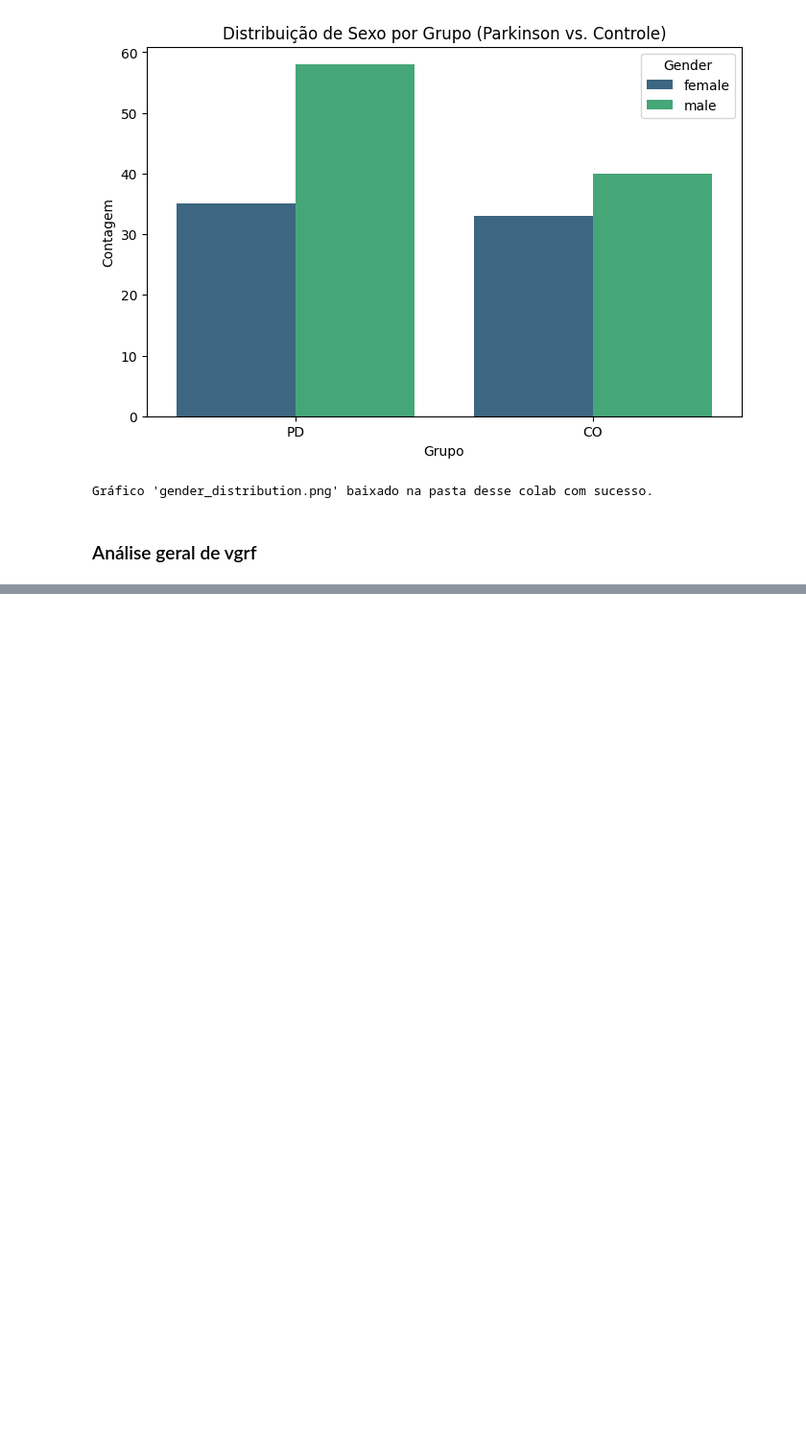
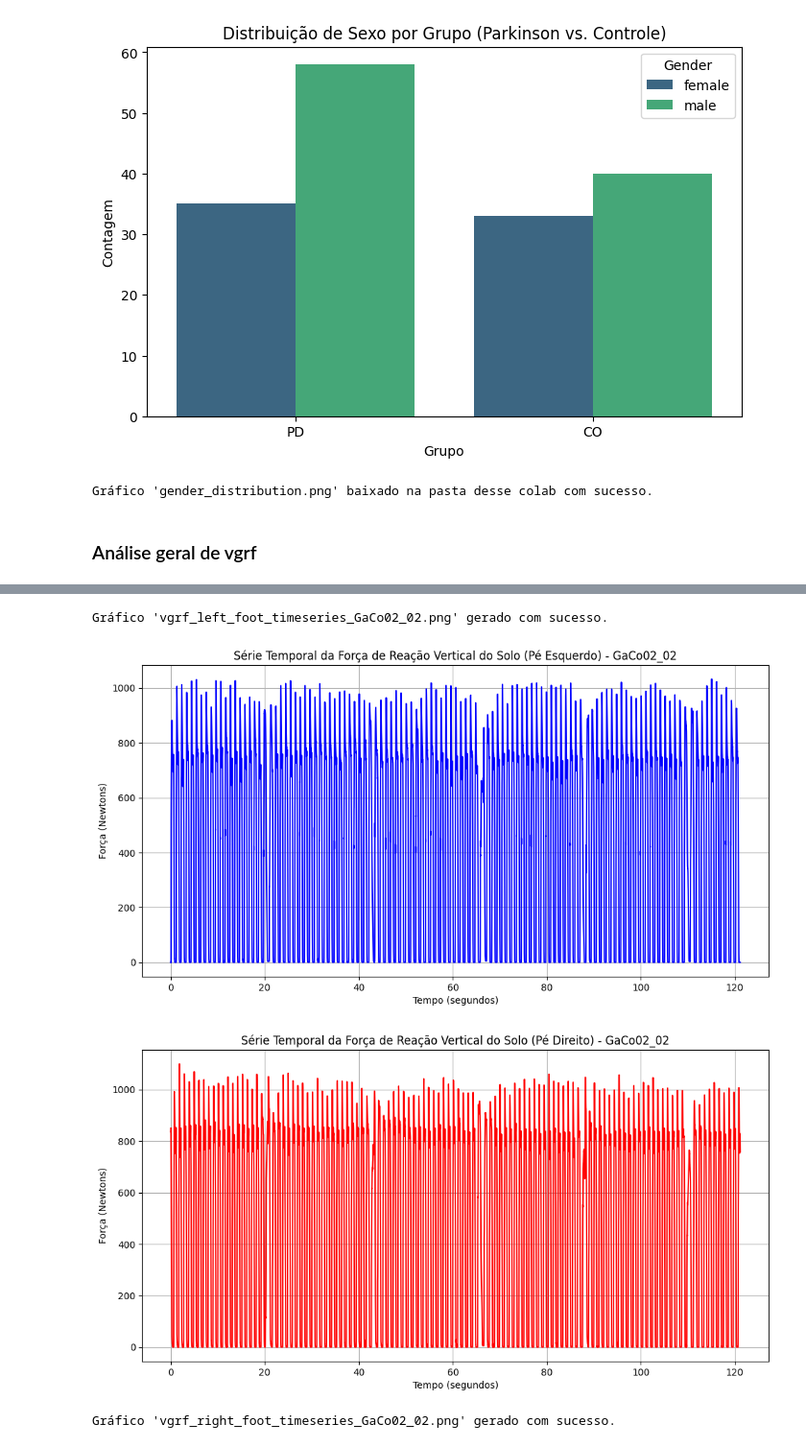
Before and after one commit to saraiva142/tcc, a Jupyter notebook: AnáliseExploratóriaTCC.ipynb, the cells around one changed output, grey strips where cells are left out. Shown at 96% size. Drawn from its saved outputs; the diff is of its cells as text; code cells hidden in the pictures; blank space fills up the shorter version.

```diff
--- a/AnáliseExploratóriaTCC.ipynb
+++ b/AnáliseExploratóriaTCC.ipynb
@@ -182,0 +232,14 @@ Gráfico 'gender_distribution.png' baixado na pasta desse colab com sucesso.
+# %%
+#tentar análisar tudo de uma vez já que está como função kk
+##Mas lembra que tem mt arquivo kk
+
+for root, dirs, files in os.walk(data_dir):
+    for file in files:
+        if file.startswith("GaCo02_02.txt"):
+            file_path = os.path.join(root, file)
+            analyze_and_plot_vgrf(file_path)
+# %% [output]
+Gráfico 'vgrf_left_foot_timeseries_GaCo02_02.png' gerado com sucesso.
+[figure, added]
+[figure, added]
+Gráfico 'vgrf_right_foot_timeseries_GaCo02_02.png' gerado com sucesso.
```
Also changed, not shown: parts of 2 cells of this notebook.
